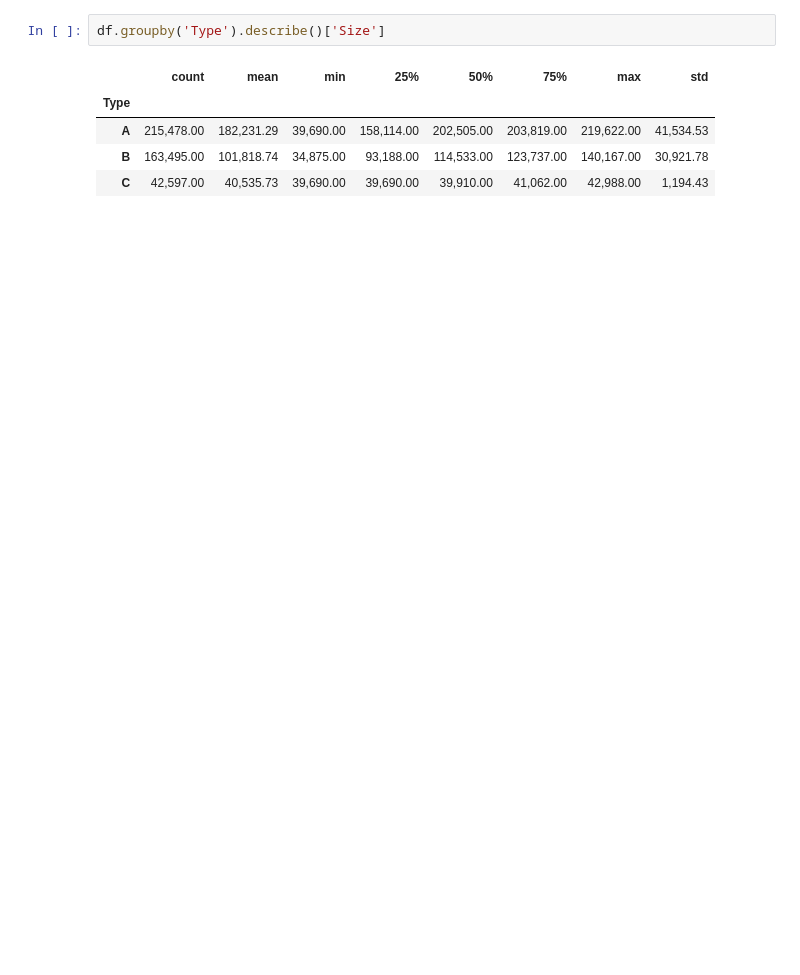
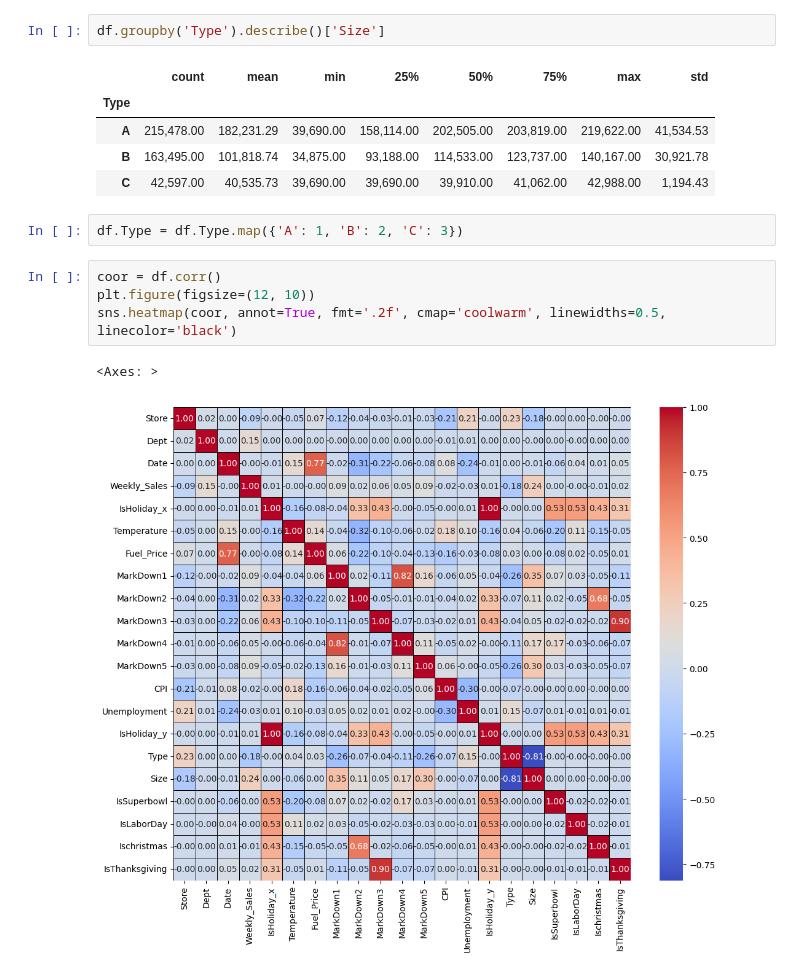
Before and after one commit to SauloCJ/Data_Science, a Jupyter notebook: Walmart Store Sales/walmart_store_sales.ipynb, the cells around one changed output. Saved outputs shown, nothing was run; the diff lists cells and outputs as text; blank space fills up the shorter version.

```diff
--- a/Walmart Store Sales/walmart_store_sales.ipynb
+++ b/Walmart Store Sales/walmart_store_sales.ipynb
@@ -315,3 +315,12 @@ df.groupby('Type').describe()['Size']
 | A | 215,478.00 | 182,231.29 | 39,690.00 | 158,114.00 | 202,505.00 | 203,819.00 | 219,622.00 | 41,534.53 |
 | B | 163,495.00 | 101,818.74 | 34,875.00 | 93,188.00 | 114,533.00 | 123,737.00 | 140,167.00 | 30,921.78 |
 | C | 42,597.00 | 40,535.73 | 39,690.00 | 39,690.00 | 39,910.00 | 41,062.00 | 42,988.00 | 1,194.43 |
+# %%
+df.Type = df.Type.map({'A': 1, 'B': 2, 'C': 3})
+# %%
+coor = df.corr()
+plt.figure(figsize=(12, 10))
+sns.heatmap(coor, annot=True, fmt='.2f', cmap='coolwarm', linewidths=0.5, linecolor='black')
+# %% [output]
+<Axes: >
+[figure, added]
```
Also changed, not shown: parts of 2 cells of this notebook.
